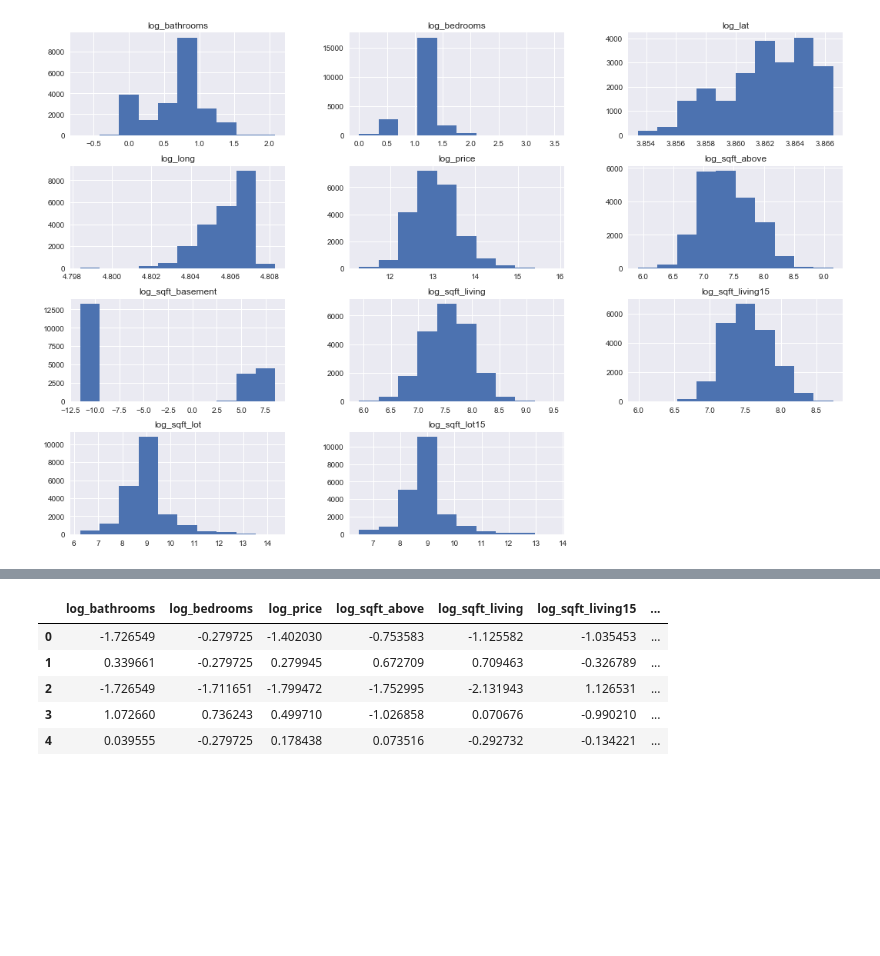
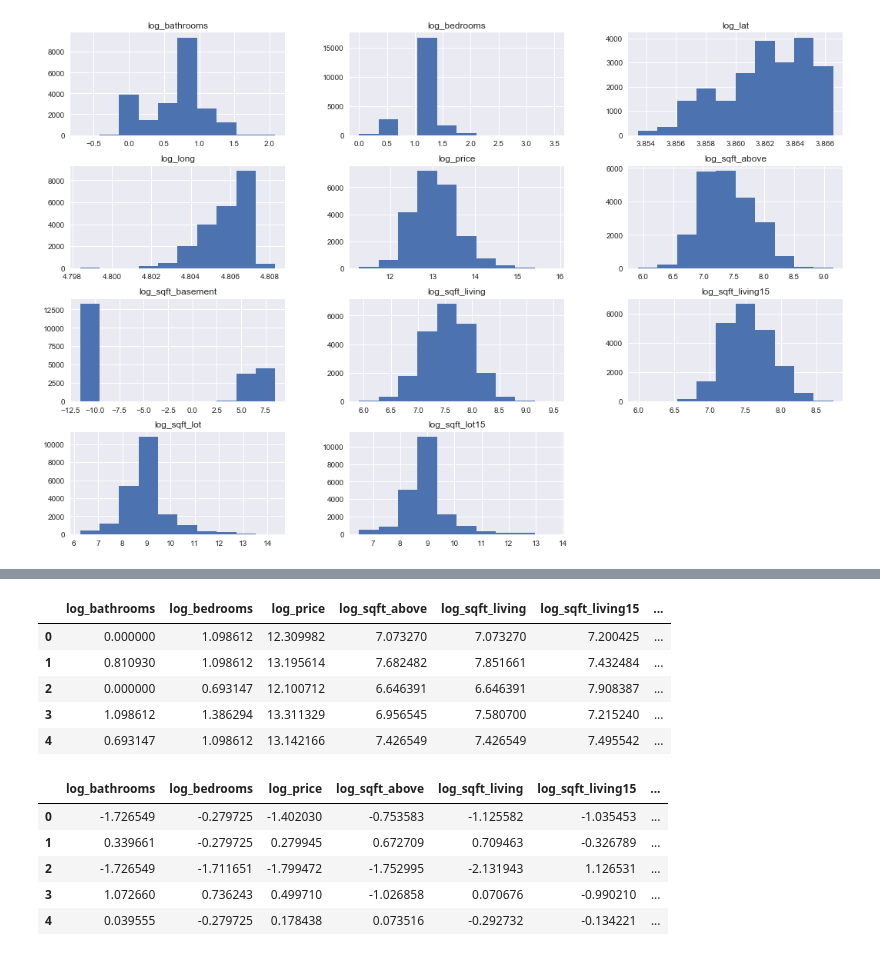
Before and after one commit to katiedave/dsc-1-final-project-online-ds-sp-000, a Jupyter notebook: student.ipynb, the cells around one changed output, grey strips where cells are left out. Cells and saved outputs as stored; diff of their text form; code cells hidden in the pictures; blank space fills up the shorter version.

```diff
--- a/student.ipynb
+++ b/student.ipynb
@@ -206,3 +229,12 @@ df_log_std = pd.DataFrame(df_log_std, columns=['log_bathrooms', 'log_bedrooms',
+# %%
+df_log.head()
+# %% [output]
+|  | log_bathrooms | log_bedrooms | log_price | log_sqft_above | log_sqft_living | log_sqft_living15 | ... |
+| 0 | 0.000000 | 1.098612 | 12.309982 | 7.073270 | 7.073270 | 7.200425 | ... |
+| 1 | 0.810930 | 1.098612 | 13.195614 | 7.682482 | 7.851661 | 7.432484 | ... |
+| 2 | 0.000000 | 0.693147 | 12.100712 | 6.646391 | 6.646391 | 7.908387 | ... |
+| 3 | 1.098612 | 1.386294 | 13.311329 | 6.956545 | 7.580700 | 7.215240 | ... |
+| 4 | 0.693147 | 1.098612 | 13.142166 | 7.426549 | 7.426549 | 7.495542 | ... |
 # %%
 df_log_std.head()
 # %% [output]
```
Also changed, not shown: parts of 6 cells of this notebook, 4 other files.
